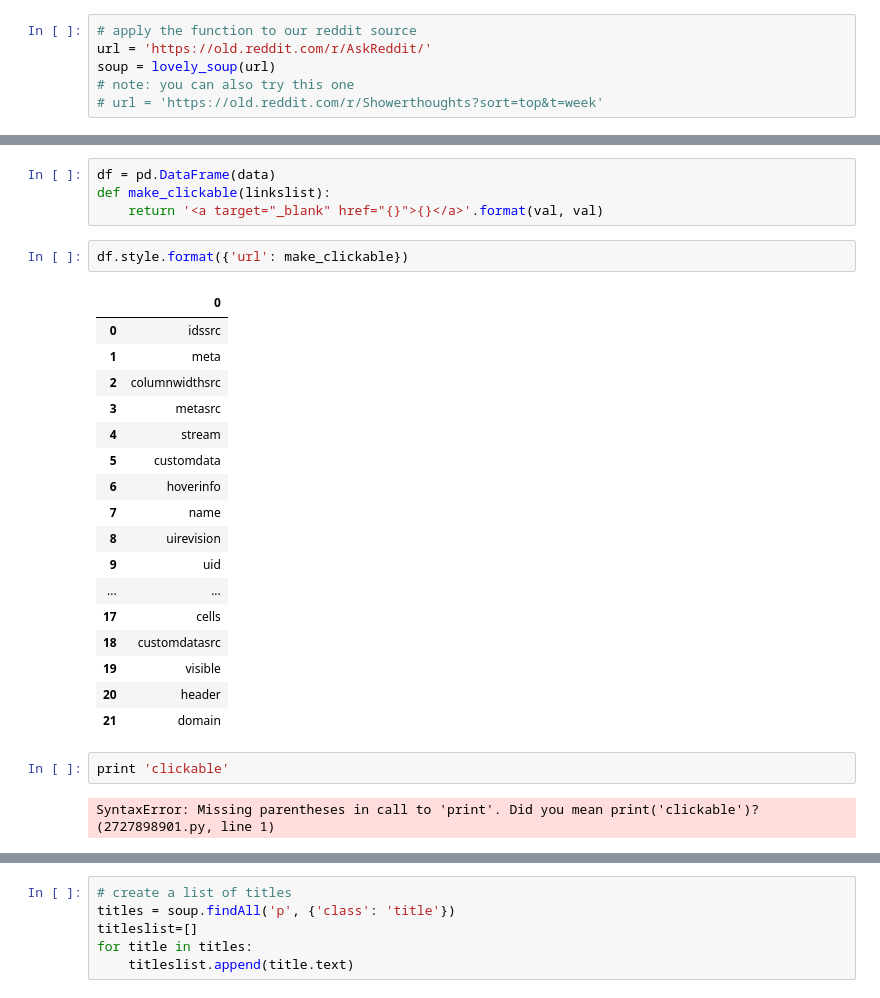
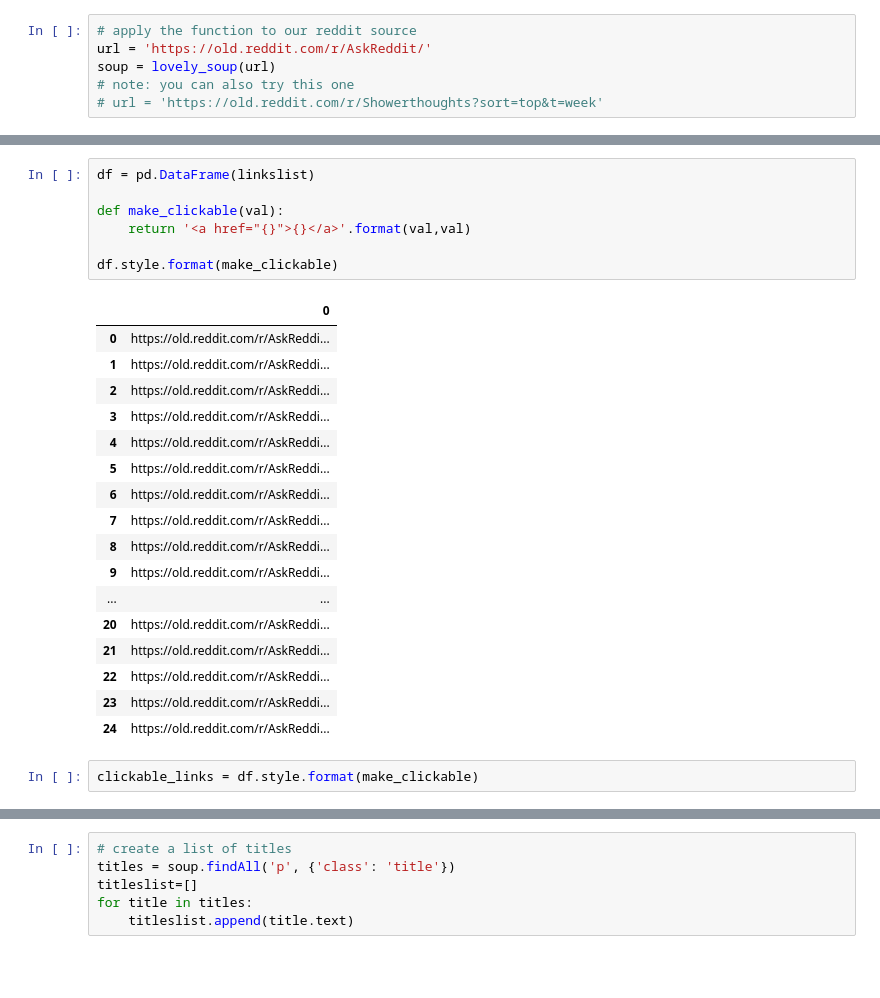
Before and after one commit to plotly-dash-apps/reddit_scraper, a Jupyter notebook: webscraper-reddit.ipynb, the cells around one changed output, grey strips where cells are left out. Cells and saved outputs as stored; diff of their text form; blank space fills up the shorter version.

```diff
--- a/webscraper-reddit.ipynb
+++ b/webscraper-reddit.ipynb
@@ -66,30 +66,29 @@ https://old.reddit.com/r/AskReddit/comments/s7k1py/whats_the_most_controversial_
 https://old.reddit.com/r/AskReddit/comments/s7k6de/what_song_are_you_listening_to_right_now/
 https://old.reddit.com/r/AskReddit/comments/s7eszm/seriouswhat_the_creepiest_declassified_documents/
 # %%
-df = pd.DataFrame(data)
-def make_clickable(linkslist):
-    return '<a target="_blank" href="{}">{}</a>'.format(val, val)
+df = pd.DataFrame(linkslist)
+
+def make_clickable(val):
+    return '<a href="{}">{}</a>'.format(val,val)
+
+df.style.format(make_clickable)
+# %% [output]
+|  | 0 |
+| 0 | https://old.reddit.com/r/AskReddi... |
+| 1 | https://old.reddit.com/r/AskReddi... |
+| 2 | https://old.reddit.com/r/AskReddi... |
+| 3 | https://old.reddit.com/r/AskReddi... |
+| 4 | https://old.reddit.com/r/AskReddi... |
+| 5 | https://old.reddit.com/r/AskReddi... |
+| 6 | https://old.reddit.com/r/AskReddi... |
+| 7 | https://old.reddit.com/r/AskReddi... |
+| 8 | https://old.reddit.com/r/AskReddi... |
+| 9 | https://old.reddit.com/r/AskReddi... |
+| ... | ... |
+| 20 | https://old.reddit.com/r/AskReddi... |
+| 21 | https://old.reddit.com/r/AskReddi... |
+| 22 | https://old.reddit.com/r/AskReddi... |
+| 23 | https://old.reddit.com/r/AskReddi... |
+| 24 | https://old.reddit.com/r/AskReddi... |
 # %%
-df.style.format({'url': make_clickable})
+clickable_links = df.style.format(make_clickable)
-# %% [output]
-|  | 0 |
-| 0 | idssrc |
-| 1 | meta |
-| 2 | columnwidthsrc |
-| 3 | metasrc |
-| 4 | stream |
-| 5 | customdata |
-| 6 | hoverinfo |
-| 7 | name |
-| 8 | uirevision |
-| 9 | uid |
-| ... | ... |
-| 17 | cells |
-| 18 | customdatasrc |
-| 19 | visible |
-| 20 | header |
-| 21 | domain |
-# %%
-print 'clickable'
-# %% [output]
-SyntaxError: Missing parentheses in call to 'print'. Did you mean print('clickable')? (2727898901.py, line 1)
```
Also changed, not shown: parts of 5 cells of this notebook, 1 other file.
